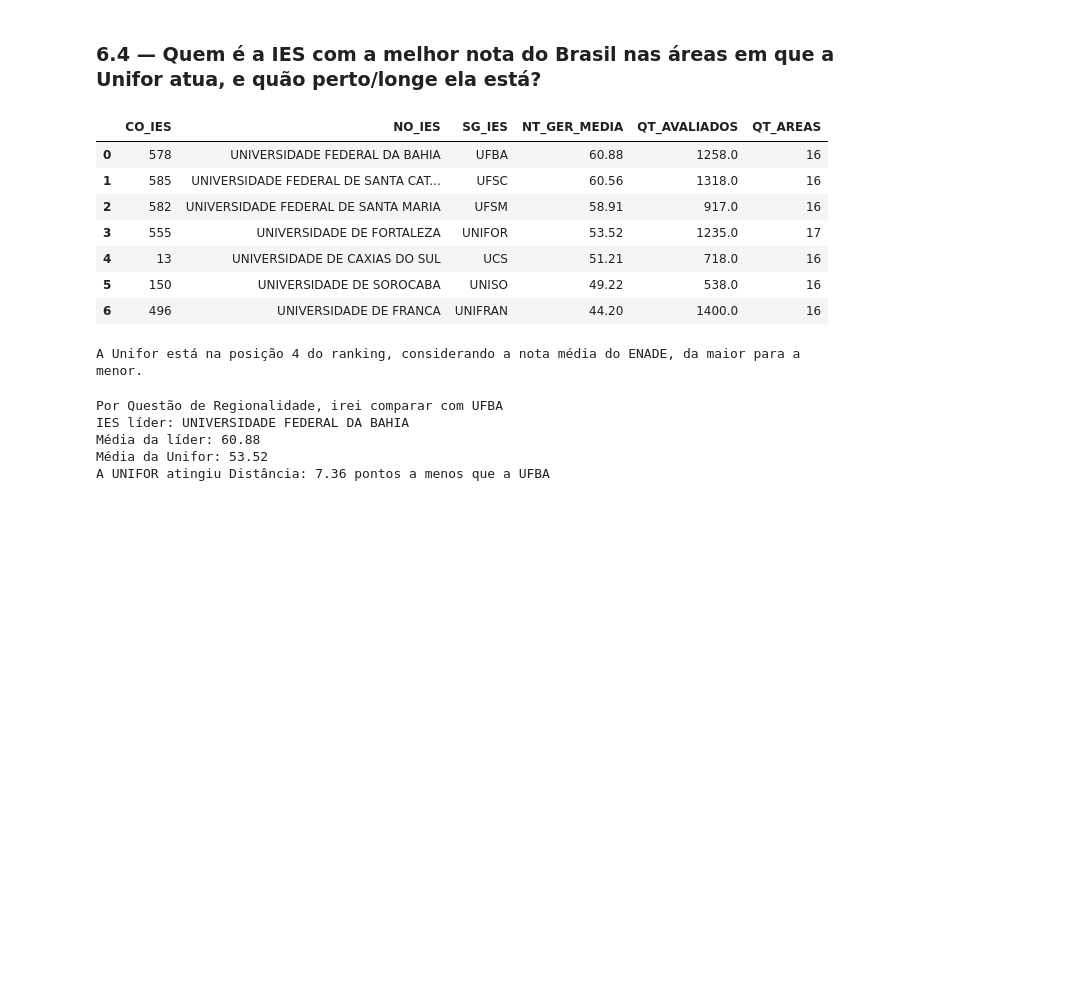
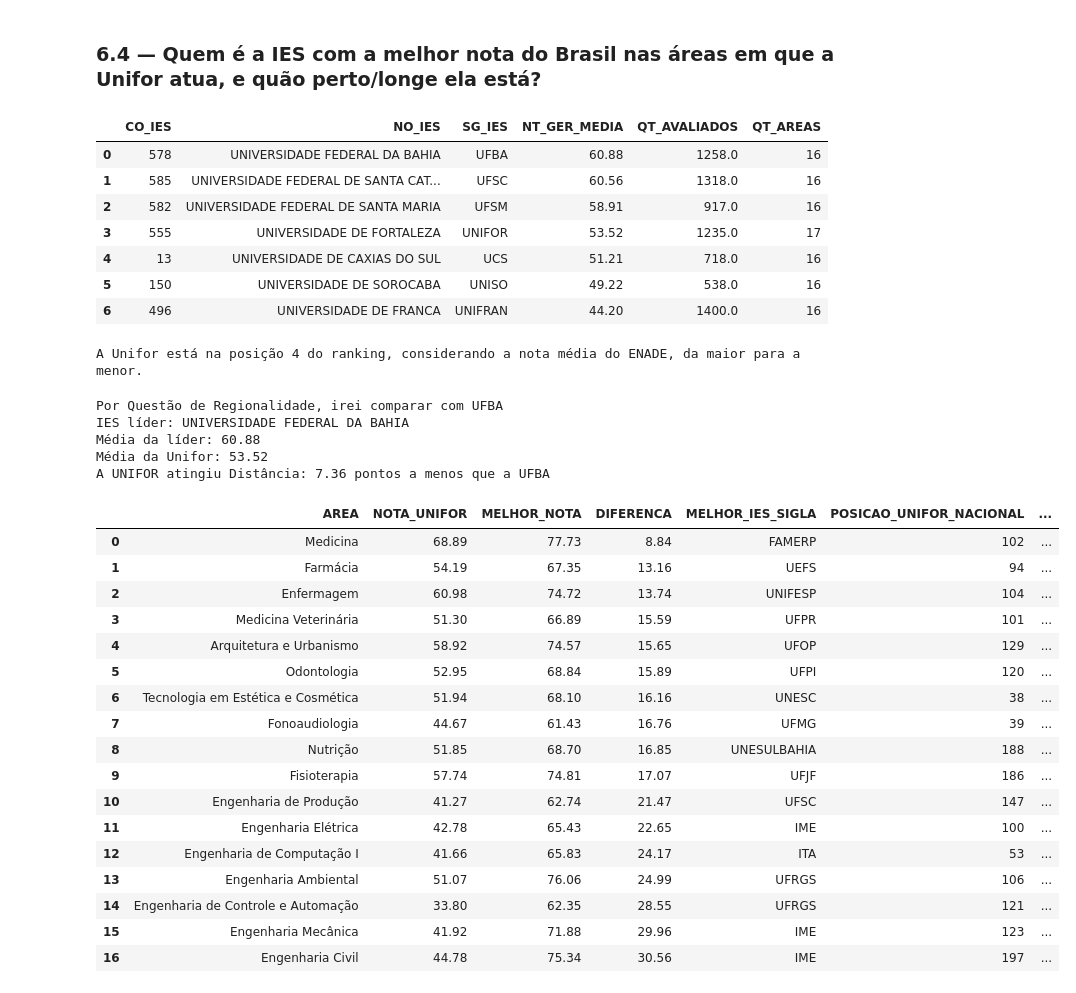
Before and after one commit to virginiaqueiroz/desafio-tecnico-unifor-enade-2023, a Jupyter notebook: 2. Exploração Microdados ENADE.ipynb, the cells around one changed output. Cells and saved outputs as stored; diff of their text form; code cells hidden in the pictures; blank space fills up the shorter version.

Commit message:
feat: atualiza pipeline e análises do ENADE
Atualiza as camadas Bronze, Silver e Gold, as validações e as respostas de negócio.

```diff
--- a/2. Exploração Microdados ENADE.ipynb
+++ b/2. Exploração Microdados ENADE.ipynb
@@ -1025,4 +1025,76 @@ IES líder: UNIVERSIDADE FEDERAL DA BAHIA
 Média da líder: 60.88
 Média da Unifor: 53.52
 A UNIFOR atingiu Distância: 7.36 pontos a menos que a UFBA
+# %%
+##06 — Curiosidade opcional: Unifor x melhor IES do Brasil, área por área
+
+curiosidade_unifor_vs_brasil = conexao.execute(
+    """
+    WITH areas_unifor AS (
+        SELECT DISTINCT CO_GRUPO
+        FROM gold.dim_cursos
+        WHERE CO_IES = 555
+    ),
+    ranking_area AS (
+        SELECT
+            dc.CO_GRUPO,
+            dc.CO_IES,
+            f.NT_GER_MEDIA,
+            RANK() OVER (PARTITION BY dc.CO_GRUPO ORDER BY f.NT_GER_MEDIA DESC) AS POSICAO,
+            COUNT(*) OVER (PARTITION BY dc.CO_GRUPO) AS TOTAL_CURSOS_AREA
+        FROM gold.fato_desempenho_curso f
+        JOIN gold.dim_cursos dc ON f.CO_CURSO = dc.CO_CURSO
+        WHERE dc.CO_GRUPO IN (SELECT CO_GRUPO FROM areas_unifor)
+    ),
+    melhor_do_brasil AS (
+        SELECT
+            r.CO_GRUPO,
+            r.NT_GER_MEDIA AS MELHOR_NOTA,
+            di.NO_IES AS MELHOR_IES,
+            di.SG_IES AS MELHOR_SIGLA
+        FROM ranking_area r
+        JOIN gold.dim_ies di ON r.CO_IES = di.CO_IES
+        WHERE r.POSICAO = 1
+    ),
+    unifor AS (
+        SELECT CO_GRUPO, NT_GER_MEDIA AS NOTA_UNIFOR, POSICAO, TOTAL_CURSOS_AREA
+        FROM ranking_area
+        WHERE CO_IES = 555
+    )
+    SELECT
+        dg.NO_GRUPO AS AREA,
+        u.NOTA_UNIFOR,
+        m.MELHOR_NOTA,
+        ROUND(m.MELHOR_NOTA - u.NOTA_UNIFOR, 2) AS DIFERENCA,
+        m.MELHOR_SIGLA AS MELHOR_IES_SIGLA,
+        u.POSICAO AS POSICAO_UNIFOR_NACIONAL,
+        u.TOTAL_CURSOS_AREA,
+        ROUND(100.0 * (1 - (u.POSICAO - 1.0) / u.TOTAL_CURSOS_AREA), 1) AS PERCENTIL_TOP
+    FROM unifor u
+    JOIN melhor_do_brasil m ON u.CO_GRUPO = m.CO_GRUPO
+    JOIN gold.dim_grupo dg ON u.CO_GRUPO = dg.CO_GRUPO
+    ORDER BY DIFERENCA ASC
+    """
+).df()
+
+display(curiosidade_unifor_vs_brasil)
+# %% [output]
+|  | AREA | NOTA_UNIFOR | MELHOR_NOTA | DIFERENCA | MELHOR_IES_SIGLA | POSICAO_UNIFOR_NACIONAL | ... |
+| 0 | Medicina | 68.89 | 77.73 | 8.84 | FAMERP | 102 | ... |
+| 1 | Farmácia | 54.19 | 67.35 | 13.16 | UEFS | 94 | ... |
+| 2 | Enfermagem | 60.98 | 74.72 | 13.74 | UNIFESP | 104 | ... |
+| 3 | Medicina Veterinária | 51.30 | 66.89 | 15.59 | UFPR | 101 | ... |
+| 4 | Arquitetura e Urbanismo | 58.92 | 74.57 | 15.65 | UFOP | 129 | ... |
+| 5 | Odontologia | 52.95 | 68.84 | 15.89 | UFPI | 120 | ... |
+| 6 | Tecnologia em Estética e Cosmética | 51.94 | 68.10 | 16.16 | UNESC | 38 | ... |
+| 7 | Fonoaudiologia | 44.67 | 61.43 | 16.76 | UFMG | 39 | ... |
+| 8 | Nutrição | 51.85 | 68.70 | 16.85 | UNESULBAHIA | 188 | ... |
+| 9 | Fisioterapia | 57.74 | 74.81 | 17.07 | UFJF | 186 | ... |
+| 10 | Engenharia de Produção | 41.27 | 62.74 | 21.47 | UFSC | 147 | ... |
+| 11 | Engenharia Elétrica | 42.78 | 65.43 | 22.65 | IME | 100 | ... |
+| 12 | Engenharia de Computação I | 41.66 | 65.83 | 24.17 | ITA | 53 | ... |
+| 13 | Engenharia Ambiental | 51.07 | 76.06 | 24.99 | UFRGS | 106 | ... |
+| 14 | Engenharia de Controle e Automação | 33.80 | 62.35 | 28.55 | UFRGS | 121 | ... |
+| 15 | Engenharia Mecânica | 41.92 | 71.88 | 29.96 | IME | 123 | ... |
+| 16 | Engenharia Civil | 44.78 | 75.34 | 30.56 | IME | 197 | ... |
 # %%
```
Also changed, not shown: parts of 1 cell of this notebook.
